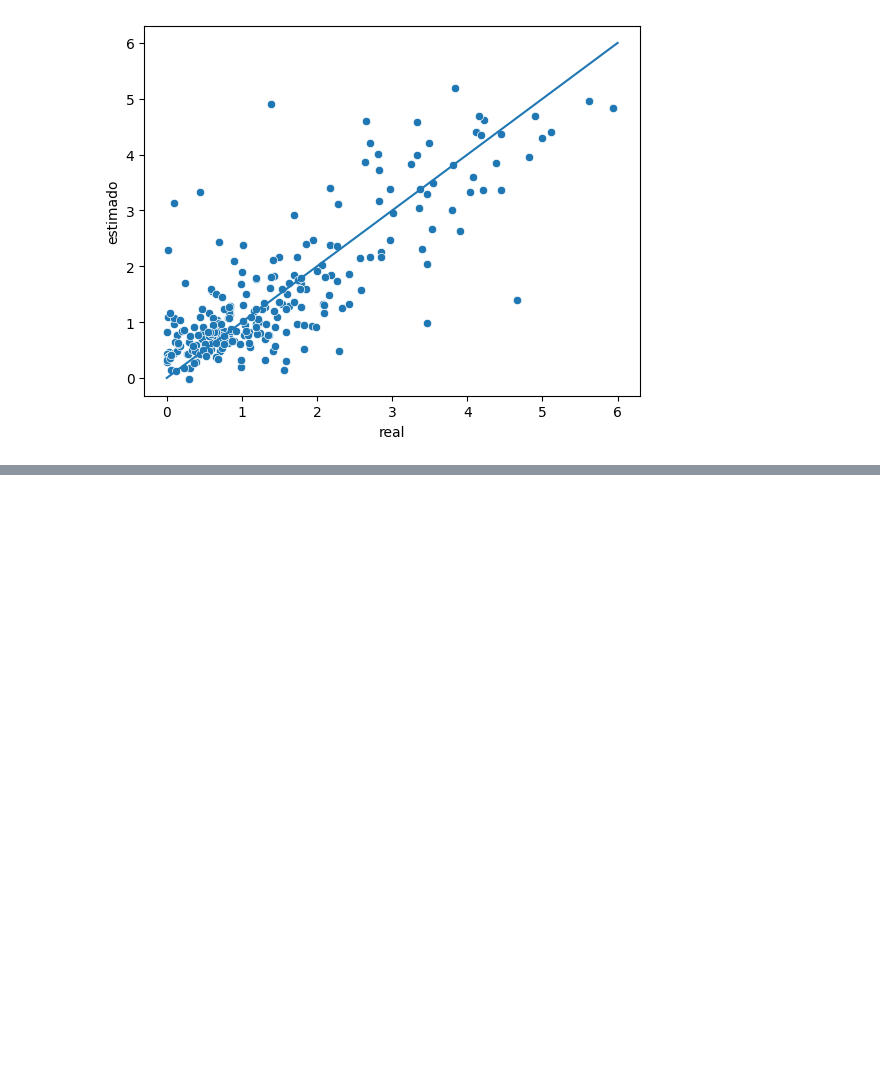
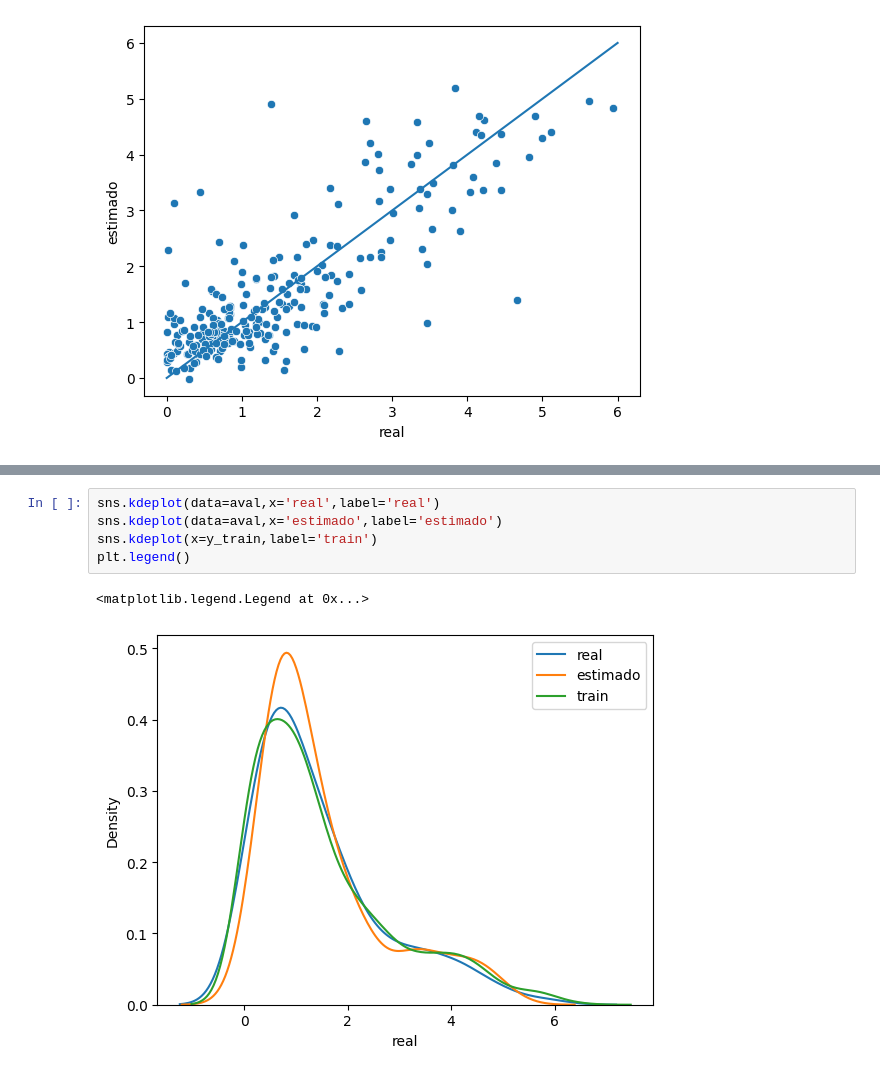
Before and after one commit to Alexandre-Esposte/Machine-learning-aplicado-f-sica, a Jupyter notebook: lista4-project2/lista4-project2.ipynb, the cells around one changed output, grey strips where cells are left out. Drawn from its saved outputs; the diff is of its cells as text; blank space fills up the shorter version.

```diff
--- a/lista4-project2/lista4-project2.ipynb
+++ b/lista4-project2/lista4-project2.ipynb
@@ -928,0 +930,8 @@ NameError: name 'sns' is not defined
+# %%
+sns.kdeplot(data=aval,x='real',label='real')
+sns.kdeplot(data=aval,x='estimado',label='estimado')
+sns.kdeplot(x=y_train,label='train')
+plt.legend()
+# %% [output]
+<matplotlib.legend.Legend at 0x...>
+[figure, added]
```
Also changed, not shown: parts of 6 cells of this notebook, 3 other files.
